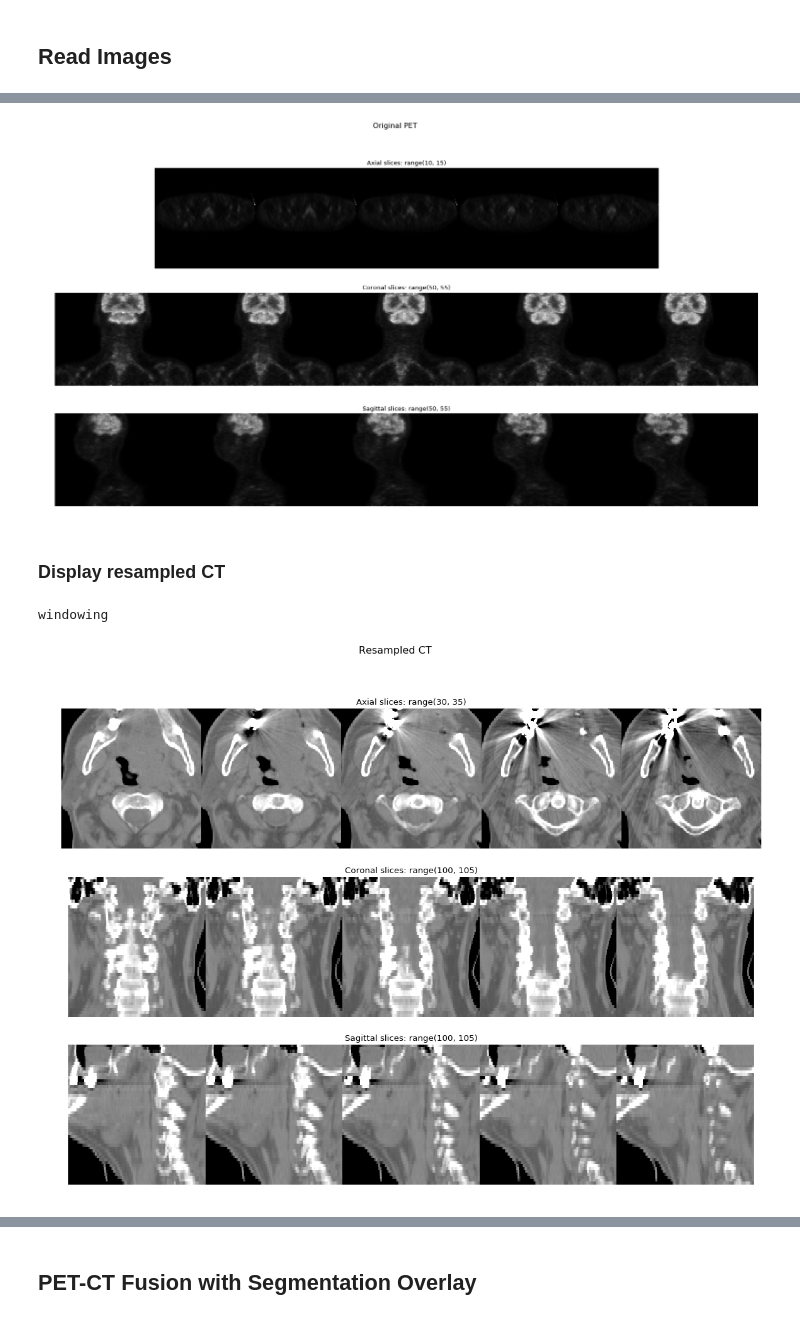
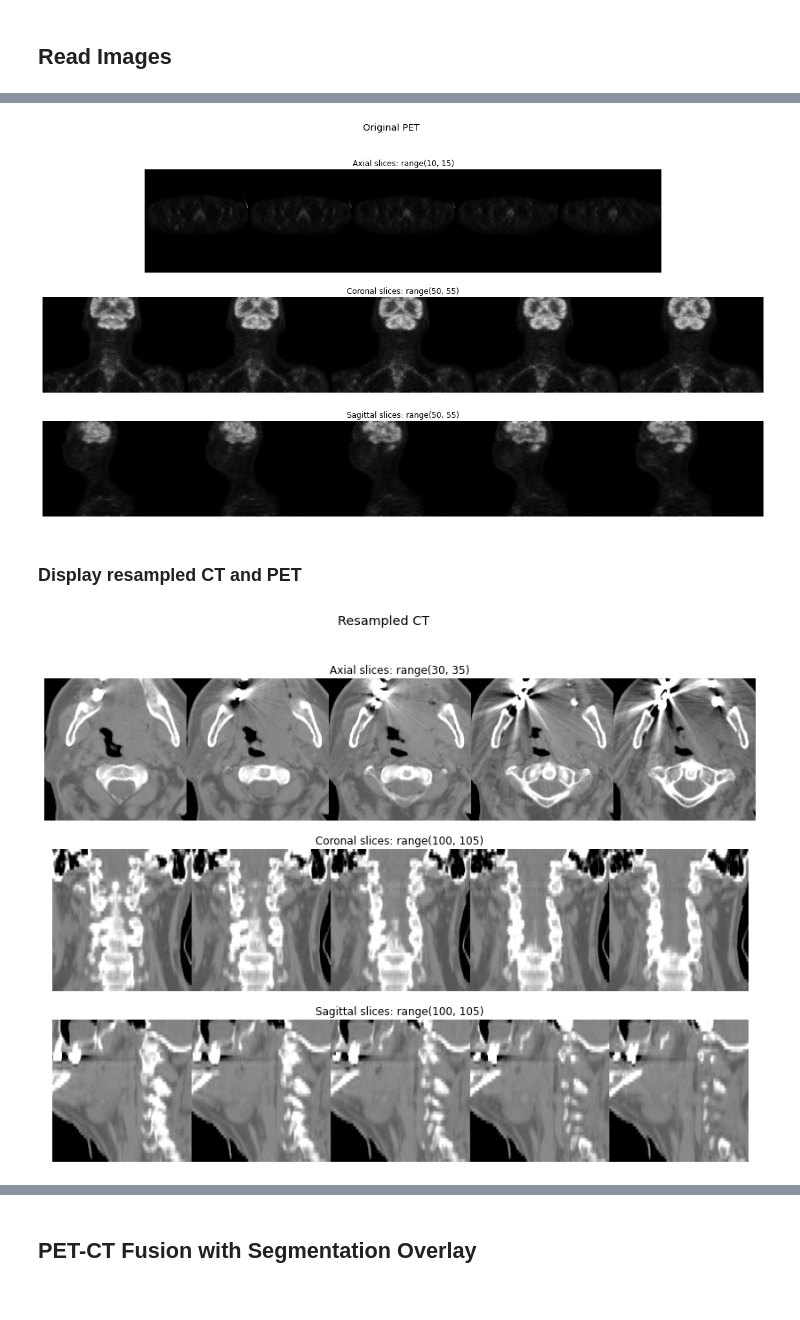
Before and after one commit to MaastrichtU-CDS/projects_image-standardization-and-domain-adaptation_hecktor-segmentation-challenge, a Jupyter notebook: notebooks/Data_Inspection.ipynb, the cells around one changed output, grey strips where cells are left out. Drawn from its saved outputs; the diff is of its cells as text; code cells hidden in the pictures.

```diff
--- a/notebooks/Data_Inspection.ipynb
+++ b/notebooks/Data_Inspection.ipynb
@@ -17,36 +17,36 @@ from notebook_utils import *
 ## Read Images
 # %%
 # Original CT image
-image_path = "/work/vq218944/HECKTOR/hecktor_train/hecktor_nii/CHGJ007/CHGJ007_ct.nii.gz"
+image_path = "../data/HECKTOR/hecktor_train/hecktor_nii/CHGJ007/CHGJ007_ct.nii.gz"
 print("Loading original CT ...")
-sitk_image_CT = read_nifti(image_path)
+sitk_image_CT = read_image(image_path)
 
 # Original PET Image
-image_path = "/work/vq218944/HECKTOR/hecktor_train/hecktor_nii/CHGJ007/CHGJ007_pt.nii.gz"
+image_path = "../data/HECKTOR/hecktor_train/hecktor_nii/CHGJ007/CHGJ007_pt.nii.gz"
 print("Loading original PT ...")
-sitk_image_PET = read_nifti(image_path)
+sitk_image_PET = read_image(image_path)
 
 # Original GTV mask
-gtv_mask_path = "/work/vq218944/HECKTOR/hecktor_train/hecktor_nii/CHGJ007/CHGJ007_ct_gtvt.nii.gz"
+gtv_mask_path = "../data/HECKTOR/hecktor_train/hecktor_nii/CHGJ007/CHGJ007_ct_gtvt.nii.gz"
 print("Loading original GTV mask ...")
-sitk_image_SEG = read_nifti(gtv_mask_path)
+sitk_image_SEG = read_image(gtv_mask_path)
 
 
 # Resampled CT Image
-image_path = "/work/vq218944/HECKTOR/hecktor_train/train/CHGJ007_ct.nii.gz"
+image_path = "../data/HECKTOR/hecktor_train/resampled/CHGJ007_ct.nii.gz"
 print("Loading resampled PT ...")
-resampled_image_CT = read_nifti(image_path)
+resampled_image_CT = read_image(image_path)
 
 
 # Original PET Image
-image_path = "/work/vq218944/HECKTOR/hecktor_train/train/CHGJ007_pt.nii.gz"
+image_path = "../data/HECKTOR/hecktor_train/resampled/CHGJ007_pt.nii.gz"
 print("Loading resampled PT ...")
-resampled_image_PET = read_nifti(image_path)
+resampled_image_PET = read_image(image_path)
 
 # Original PET Image
-image_path = "/work/vq218944/HECKTOR/hecktor_train/train/CHGJ007_ct_gtvt.nii.gz"
+image_path = "../data/HECKTOR/hecktor_train/resampled/CHGJ007_ct_gtvt.nii.gz"
 print("Loading resampled GTV mask ..")
-resampled_image_SEG = read_nifti(image_path)
+resampled_image_SEG = read_image(image_path)
 # %% [output]
 Loading original CT ...
 Loaded image: CHGJ007_ct.nii.gz
@@ -80,20 +79,19 @@ windowing
 # %%
-display_slices(sitk_image_PET,
-             sagittal_slice_idxs=range(50,55),
-             coronal_slice_idxs=range(50,55),
-             axial_slice_idxs=range(10,15),
+display_image(sitk_image_PET,
+             sagittal_idxs=range(50,55),
+             coronal_idxs=range(50,55),
+             axial_idxs=range(10,15),
              title="Original PET")
 # %% [output]
-[figure, old version]
+[figure, new version]
 # %% [markdown]
-### Display resampled CT
+### Display resampled CT and PET
 # %%
-display_slices(resampled_image_CT,
-             sagittal_slice_idxs=range(100,105),
-             coronal_slice_idxs=range(100,105),
-             axial_slice_idxs=range(30,35),
+display_image(resampled_image_CT,
+             sagittal_idxs=range(100,105),
+             coronal_idxs=range(100,105),
+             axial_idxs=range(30,35),
              window_level = 20, window_width = 800,
              title="Resampled CT")
 # %% [output]
-windowing
-[figure, old version]
+[figure, new version]
```
Also changed, not shown: parts of 6 cells of this notebook, 3 other files.
